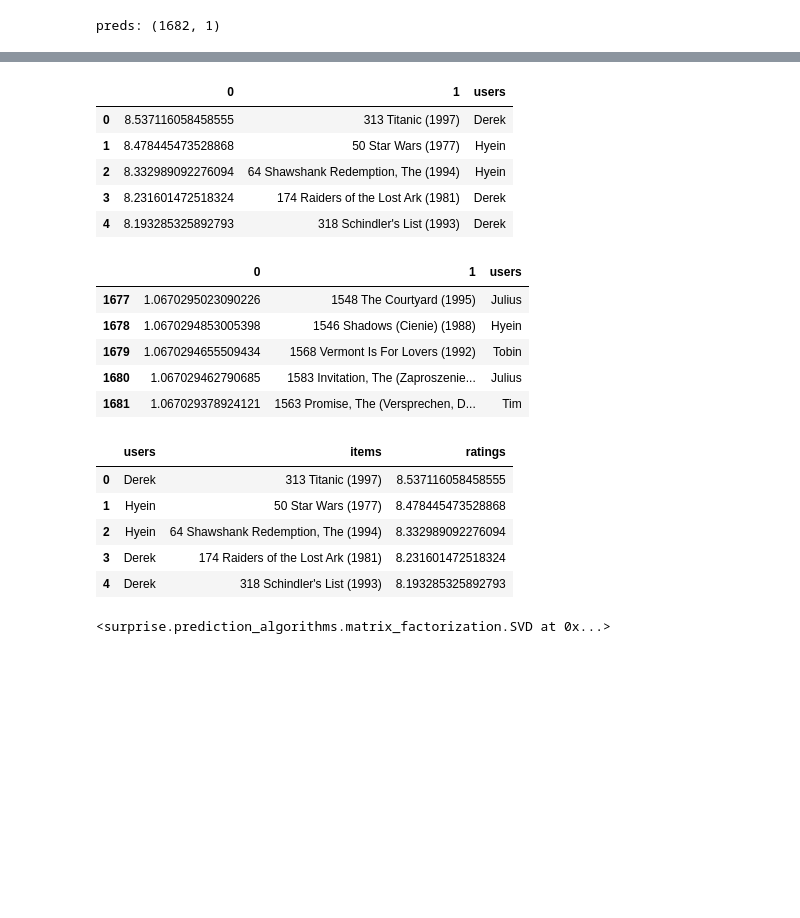
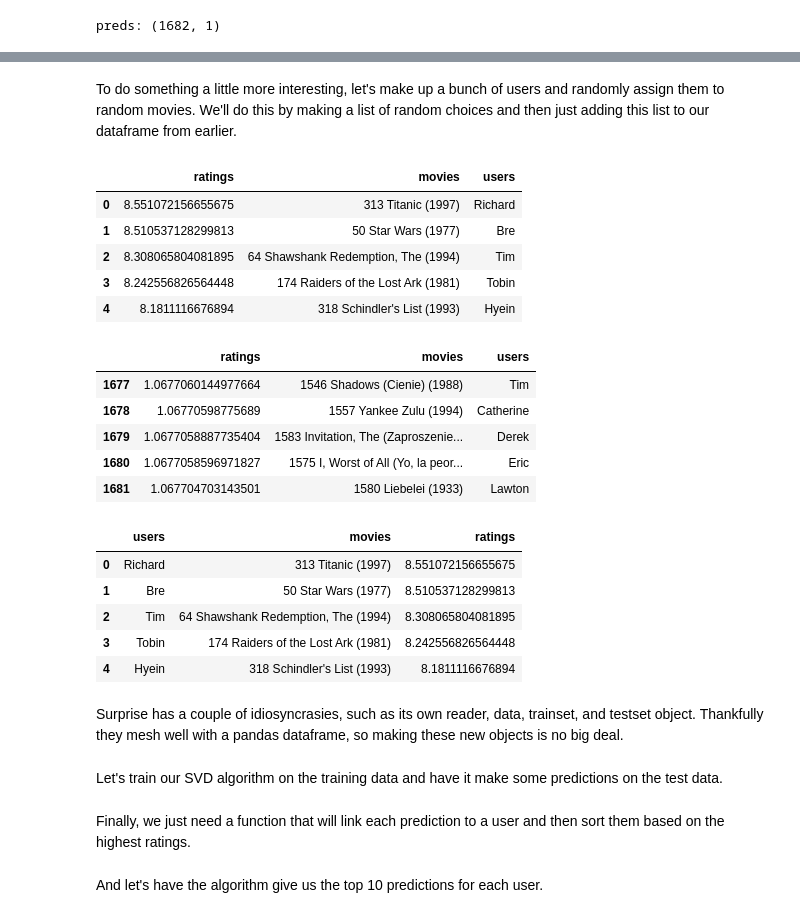
Before and after one commit to LuketheDukeBates/Anomaly-Detection-and-Recommender-Systems, a Jupyter notebook: Anomaly Detection and Recommender Systems Demo.ipynb, the cells around one changed output, grey strips where cells are left out. Drawn from its saved outputs; the diff is of its cells as text; code cells hidden in the pictures; blank space fills up the shorter version.

```diff
--- a/Anomaly Detection and Recommender Systems Demo.ipynb
+++ b/Anomaly Detection and Recommender Systems Demo.ipynb
@@ -378,12 +386,12 @@ def cost(params, Y, R, users, movies, features, reg):
     # gradient
     X_grad = loss * R @ Theta
     Theta_grad = (loss * R).T @ X
-    grad = np.append(X_grad.ravel(), Theta_grad.ravel())
+    grad = np.concatenate((X_grad.ravel(), Theta_grad.ravel()))
 
     # gradient regularization
     r_X_grad = X_grad + reg * X
     r_Theta_grad = Theta_grad + reg * Theta
-    grad = np.append(r_X_grad.ravel(), r_Theta_grad.ravel())
+    grad = np.concatenate((r_X_grad.ravel(), r_Theta_grad.ravel()))
 
     return J, grad
 # %% [markdown]
@@ -458,7 +482,7 @@ Y_norm: (1682, 944), Y_mean: (1682, 1).
 # %%
 X_ = np.random.rand(num_movies, num_features)
 Theta_ = np.random.rand(num_users, num_features)
-vect = np.append(X_.ravel(), Theta_.ravel())
+vect = np.concatenate((X_.ravel(), Theta_.ravel()))
 vect = vect.reshape(len(vect), 1)
 reg_ = 10
 print("X_: {0}, Theta_: {1}, vect: {2}.".format(X_.shape, Theta_.shape, vect.shape))
@@ -501,5 +535,6 @@ import pandas as pd
 df = pd.DataFrame(np.hstack((preds, np.array(movies_lst)[:, np.newaxis])))
 df.sort_values(by = [0], ascending = False, inplace = True)
 df.reset_index(drop = True, inplace = True)
+df.columns = ['ratings', 'movies']
 df.head()
 # %% [output]
@@ -568,36 +599,40 @@ def topN(predictions, n = 10):
+# %% [markdown]
+To do something a little more interesting, let's make up a bunch of users and randomly assign them to random movies. We'll do this by making a list of random choices and then just adding this list to our dataframe from earlier.
 # %%
 import random
-names = ['Julius', 'Tim', 'Derek', 'Hyein', 'Tobin']
+names = ['Julius', 'Tim', 'Derek', 'Hyein', 'Tobin', 'Richard', 'Catherine', 'Eric', 'Bre', 'Lawton']
 users = []
 while len(users) != len(df):
     users.append(random.choice(names))
 df['users'] = users
 df.head()
 # %% [output]
-|  | 0 | 1 | users |
-| 0 | 8.537116058458555 | 313 Titanic (1997) | Derek |
-| 1 | 8.478445473528868 | 50 Star Wars (1977) | Hyein |
-| 2 | 8.332989092276094 | 64 Shawshank Redemption, The (1994) | Hyein |
-| 3 | 8.231601472518324 | 174 Raiders of the Lost Ark (1981) | Derek |
-| 4 | 8.193285325892793 | 318 Schindler's List (1993) | Derek |
+|  | ratings | movies | users |
+| 0 | 8.551072156655675 | 313 Titanic (1997) | Richard |
+| 1 | 8.510537128299813 | 50 Star Wars (1977) | Bre |
+| 2 | 8.308065804081895 | 64 Shawshank Redemption, The (1994) | Tim |
+| 3 | 8.242556826564448 | 174 Raiders of the Lost Ark (1981) | Tobin |
+| 4 | 8.1811116676894 | 318 Schindler's List (1993) | Hyein |
 # %%
 df.tail()
 # %% [output]
-|  | 0 | 1 | users |
-| 1677 | 1.0670295023090226 | 1548 The Courtyard (1995) | Julius |
-| 1678 | 1.0670294853005398 | 1546 Shadows (Cienie) (1988) | Hyein |
-| 1679 | 1.0670294655509434 | 1568 Vermont Is For Lovers (1992) | Tobin |
-| 1680 | 1.067029462790685 | 1583 Invitation, The (Zaproszenie... | Julius |
-| 1681 | 1.067029378924121 | 1563 Promise, The (Versprechen, D... | Tim |
+|  | ratings | movies | users |
+| 1677 | 1.0677060144977664 | 1546 Shadows (Cienie) (1988) | Tim |
+| 1678 | 1.06770598775689 | 1557 Yankee Zulu (1994) | Catherine |
+| 1679 | 1.0677058887735404 | 1583 Invitation, The (Zaproszenie... | Derek |
+| 1680 | 1.0677058596971827 | 1575 I, Worst of All (Yo, la peor... | Eric |
+| 1681 | 1.067704703143501 | 1580 Liebelei (1933) | Lawton |
 # %%
-df.columns = ['ratings', 'items', 'users']
-df = df[['users', 'items', 'ratings']]
+#reorder columns for surprise
+df = df[['users', 'movies', 'ratings']]
 df.head()
 # %% [output]
-|  | users | items | ratings |
-| 0 | Derek | 313 Titanic (1997) | 8.537116058458555 |
-| 1 | Hyein | 50 Star Wars (1977) | 8.478445473528868 |
-| 2 | Hyein | 64 Shawshank Redemption, The (1994) | 8.332989092276094 |
-| 3 | Derek | 174 Raiders of the Lost Ark (1981) | 8.231601472518324 |
-| 4 | Derek | 318 Schindler's List (1993) | 8.193285325892793 |
+|  | users | movies | ratings |
+| 0 | Richard | 313 Titanic (1997) | 8.551072156655675 |
+| 1 | Bre | 50 Star Wars (1977) | 8.510537128299813 |
+| 2 | Tim | 64 Shawshank Redemption, The (1994) | 8.308065804081895 |
+| 3 | Tobin | 174 Raiders of the Lost Ark (1981) | 8.242556826564448 |
+| 4 | Hyein | 318 Schindler's List (1993) | 8.1811116676894 |
+# %% [markdown]
+Surprise has a couple of idiosyncrasies, such as its own reader, data, trainset, and testset object. Thankfully they mesh well with a pandas dataframe, so making these new objects is no big deal.
 # %%
@@ -608,5 +644,6 @@ trainset = data.build_full_trainset()
+# %% [markdown]
+Let's train our SVD algorithm on the training data and have it make some predictions on the test data.
 # %%
 algo = SVD()
 algo.fit(trainset)
+predictions = algo.test(testset)
-# %% [output]
-<surprise.prediction_algorithms.matrix_factorization.SVD at 0x...>
@@ -615,0 +650,2 @@ predictions = algo.test(testset)
+# %% [markdown]
+Finally, we just need a function that will link each prediction to a user and then sort them based on the highest ratings.
@@ -616 +665,3 @@ predictions = algo.test(testset)
+# %% [markdown]
+And let's have the algorithm give us the top 10 predictions for each user.
 # %%
```
Also changed, not shown: parts of 59 cells of this notebook, 1 other file.
